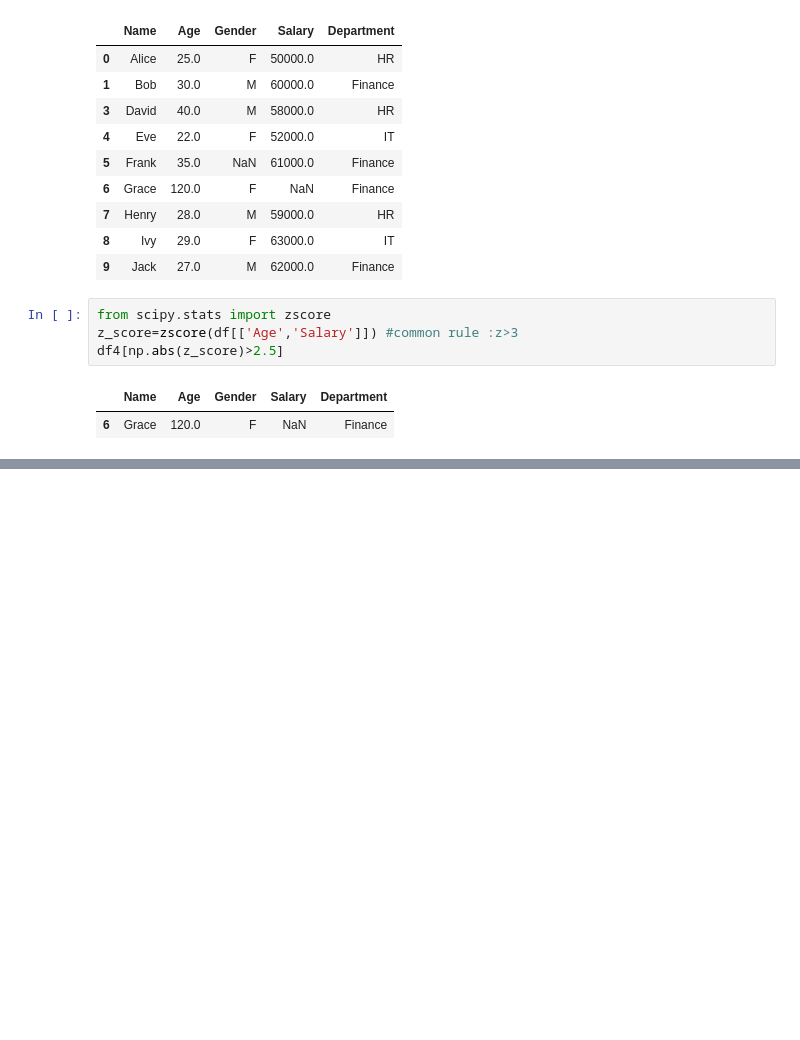
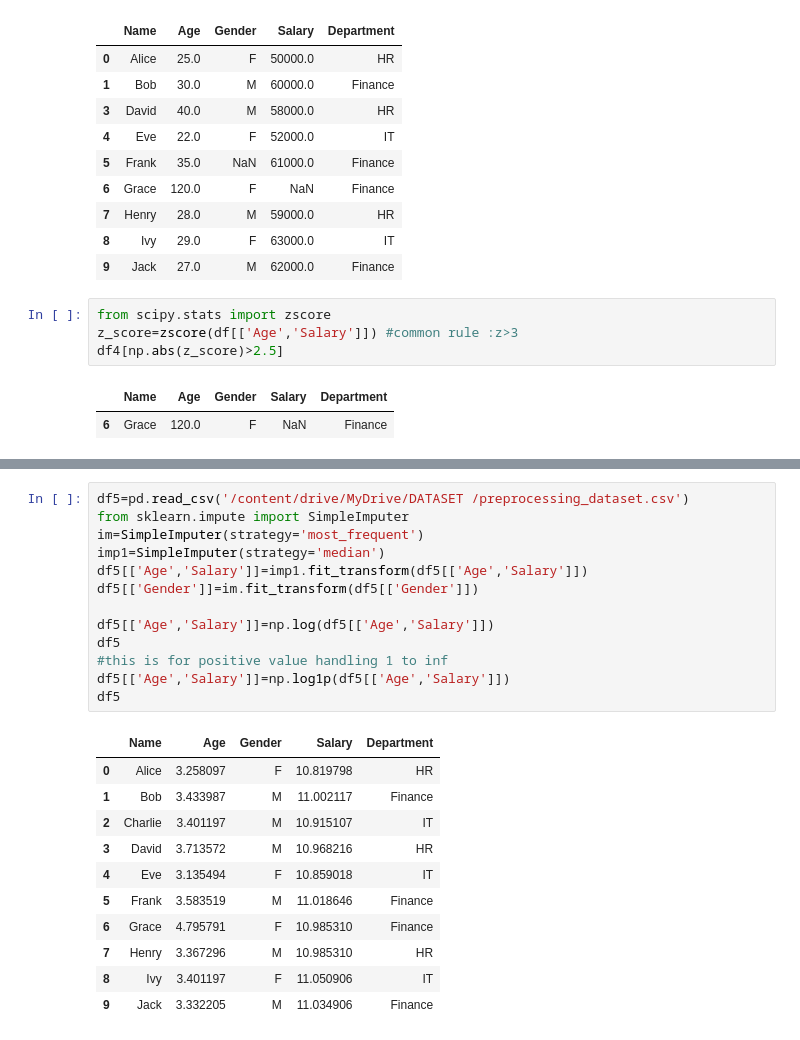
Before and after one commit to gunavathibaskaran170/AI-project-, a Jupyter notebook: Handling_Missing_values.ipynb, the cells around one changed output, grey strips where cells are left out. Drawn from its saved outputs; the diff is of its cells as text; blank space fills up the shorter version.

```diff
--- a/Handling_Missing_values.ipynb
+++ b/Handling_Missing_values.ipynb
@@ -229,0 +301,25 @@ df[df['outlier_col']==-1] #after this aply the boxplot
+# %%
+df5=pd.read_csv('/content/drive/MyDrive/DATASET /preprocessing_dataset.csv')
+from sklearn.impute import SimpleImputer
+im=SimpleImputer(strategy='most_frequent')
+imp1=SimpleImputer(strategy='median')
+df5[['Age','Salary']]=imp1.fit_transform(df5[['Age','Salary']])
+df5[['Gender']]=im.fit_transform(df5[['Gender']])
+
+df5[['Age','Salary']]=np.log(df5[['Age','Salary']])
+df5
+#this is for positive value handling 1 to inf
+df5[['Age','Salary']]=np.log1p(df5[['Age','Salary']])
+df5
+# %% [output]
+|  | Name | Age | Gender | Salary | Department |
+| 0 | Alice | 3.258097 | F | 10.819798 | HR |
+| 1 | Bob | 3.433987 | M | 11.002117 | Finance |
+| 2 | Charlie | 3.401197 | M | 10.915107 | IT |
+| 3 | David | 3.713572 | M | 10.968216 | HR |
+| 4 | Eve | 3.135494 | F | 10.859018 | IT |
+| 5 | Frank | 3.583519 | M | 11.018646 | Finance |
+| 6 | Grace | 4.795791 | F | 10.985310 | Finance |
+| 7 | Henry | 3.367296 | M | 10.985310 | HR |
+| 8 | Ivy | 3.401197 | F | 11.050906 | IT |
+| 9 | Jack | 3.332205 | M | 11.034906 | Finance |
```
Also changed, not shown: parts of 21 cells of this notebook.
